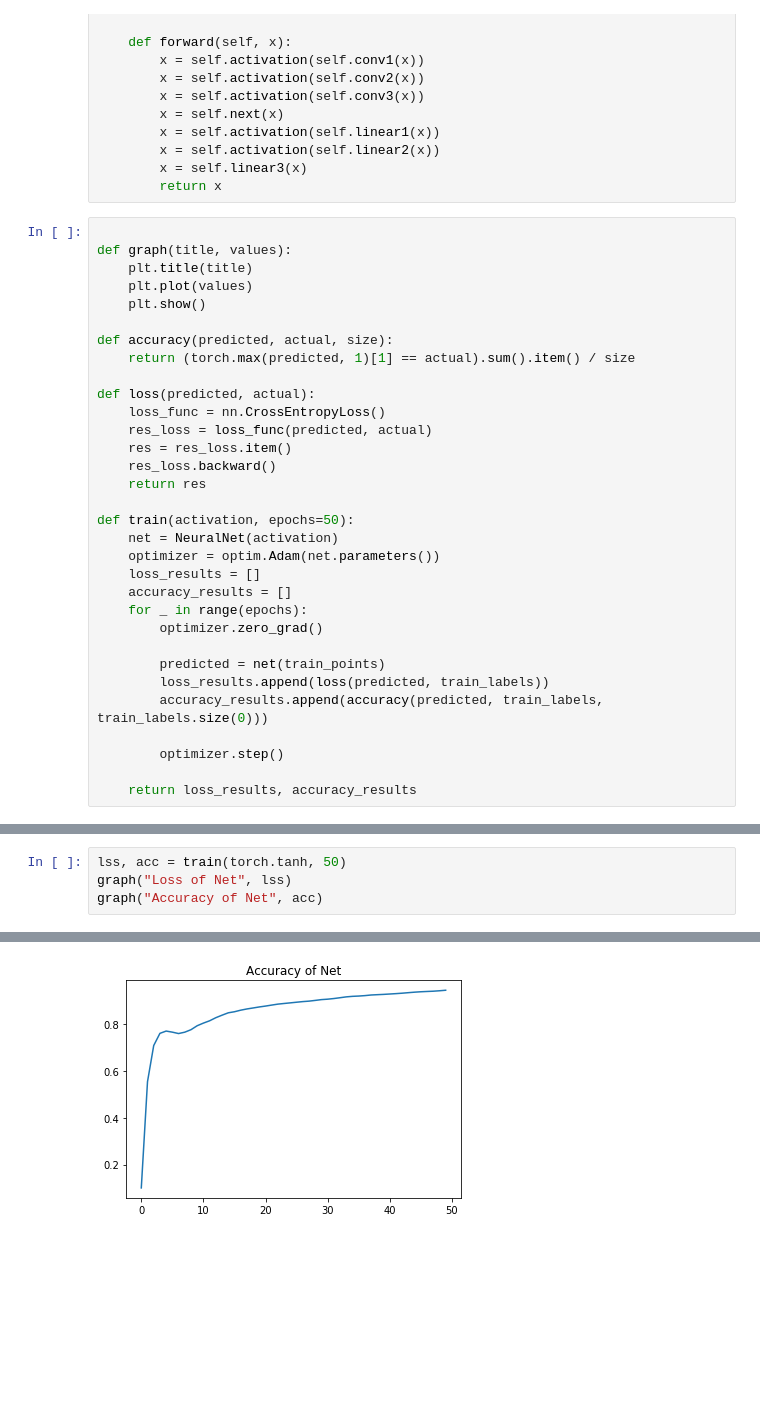
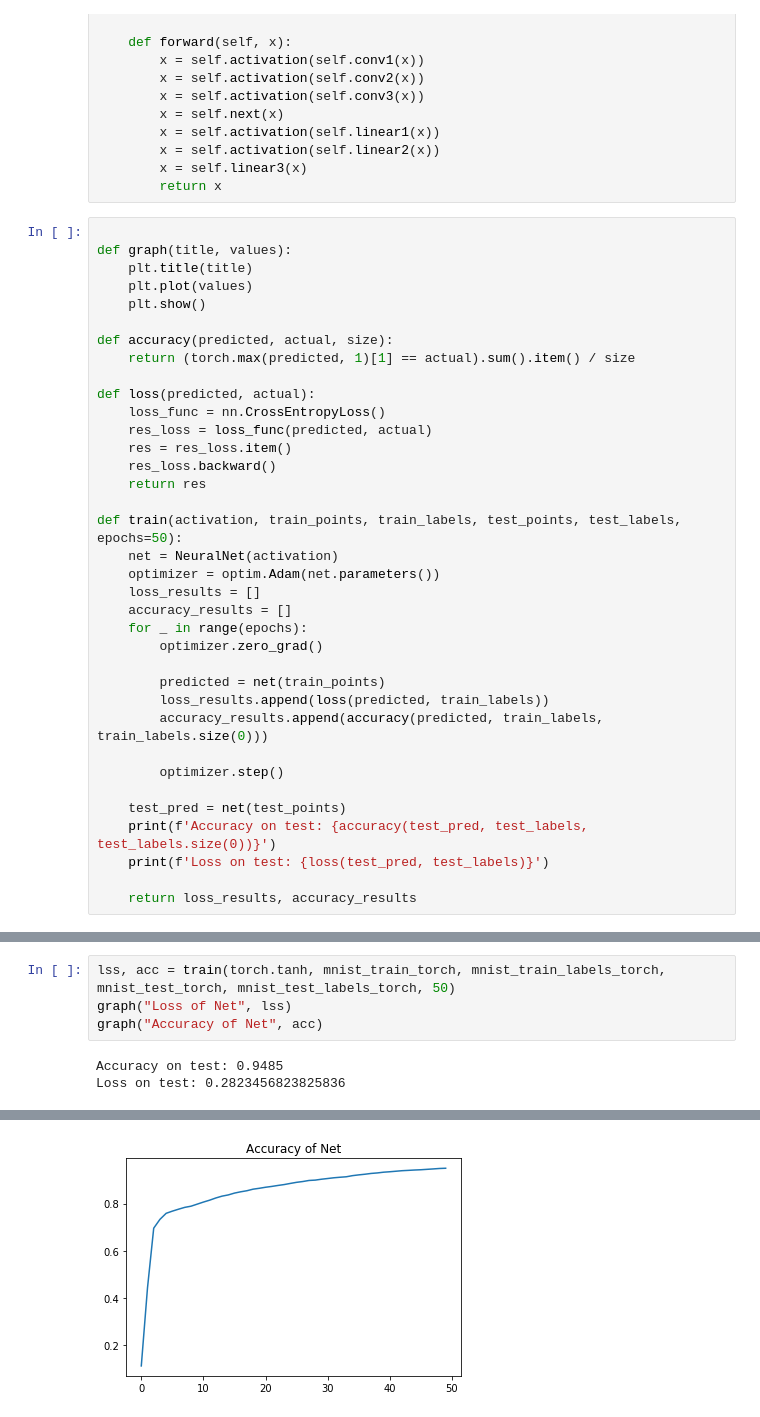
Before and after one commit to TanVD/se-ml-course, a Jupyter notebook: 6/6.ipynb, the cells around one changed output, grey strips where cells are left out. Drawn from its saved outputs; the diff is of its cells as text; blank space fills up the shorter version.

```diff
--- a/6/6.ipynb
+++ b/6/6.ipynb
@@ -128,7 +127,7 @@ def loss(predicted, actual):
     res_loss.backward()
     return res
 
-def train(activation, epochs=50):
+def train(activation, train_points, train_labels, test_points, test_labels, epochs=50):
     net = NeuralNet(activation)
     optimizer = optim.Adam(net.parameters())
     loss_results = []
@@ -142,5 +141,9 @@ def train(activation, epochs=50):
 
         optimizer.step()
 
+    test_pred = net(test_points)
+    print(f'Accuracy on test: {accuracy(test_pred, test_labels, test_labels.size(0))}')
+    print(f'Loss on test: {loss(test_pred, test_labels)}')
+
     return loss_results, accuracy_results
 # %%
@@ -153,5 +158,7 @@ graph("Accuracy of Net", acc)
 # %%
-lss, acc = train(torch.tanh, 50)
+lss, acc = train(torch.tanh, mnist_train_torch, mnist_train_labels_torch, mnist_test_torch, mnist_test_labels_torch, 50)
 graph("Loss of Net", lss)
 graph("Accuracy of Net", acc)
 # %% [output]
+Accuracy on test: 0.9485
+Loss on test: 0.2823456823825836
@@ -159,2 +166,2 @@ graph("Accuracy of Net", acc)
-[figure, old version]
+[figure, new version]
 # %%
```
Also changed, not shown: parts of 9 cells of this notebook.
